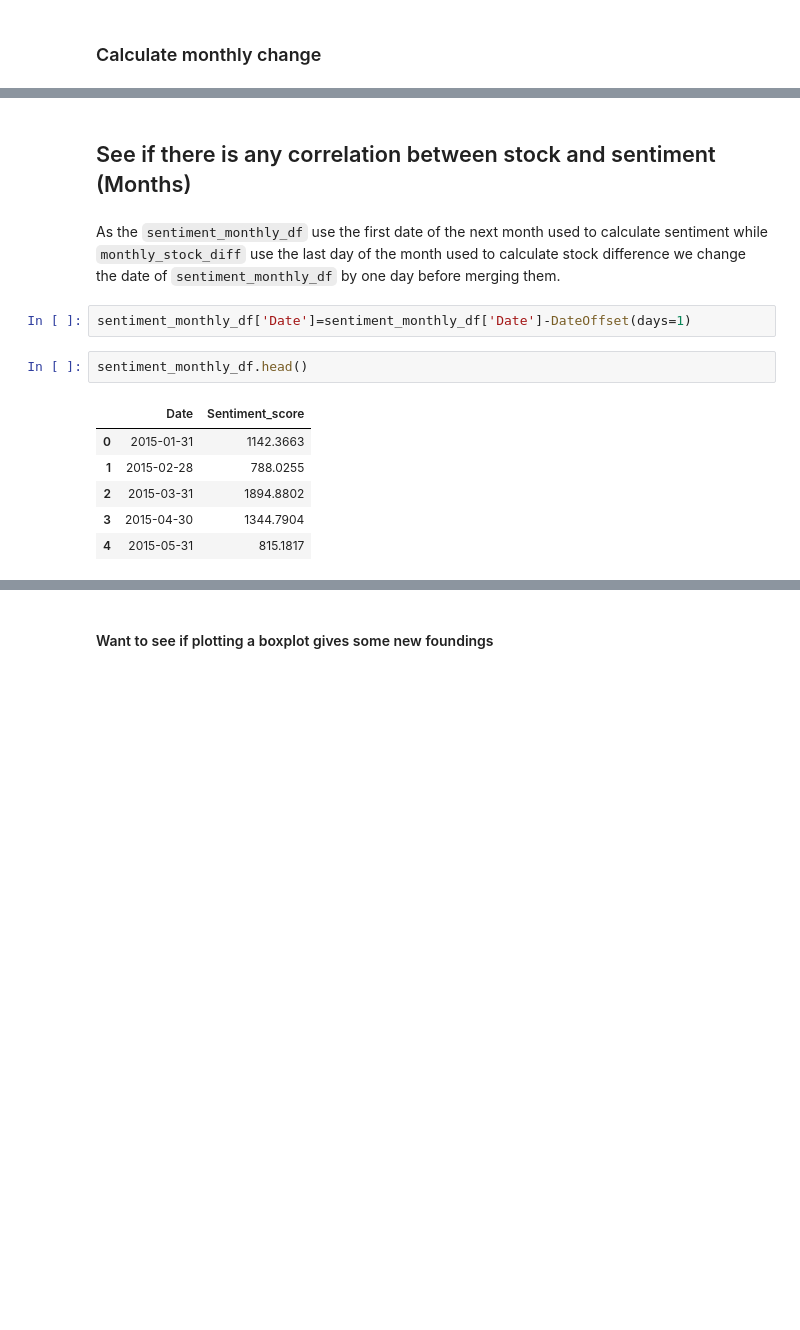
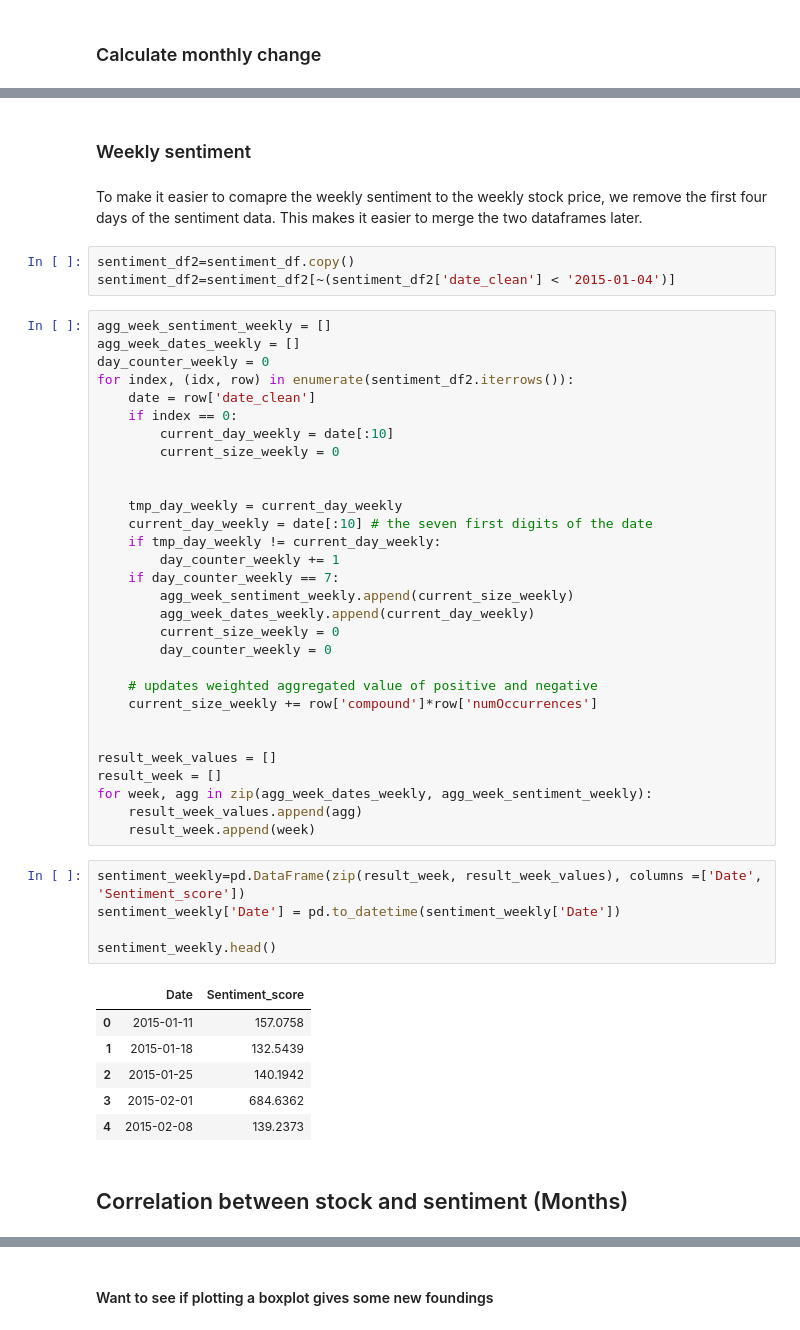
Before and after one commit to epfl-ada/ada-2021-project-club6analysis, a Jupyter notebook: stock_sentiment_analysis_2.ipynb, the cells around one changed output, grey strips where cells are left out. Cells and saved outputs as stored; diff of their text form; blank space fills up the shorter version.

```diff
--- a/stock_sentiment_analysis_2.ipynb
+++ b/stock_sentiment_analysis_2.ipynb
@@ -169,15 +115,51 @@ monthly_stock_diff_df.head()
+# %% [markdown]
+### Weekly sentiment
+# %% [markdown]
+To make it easier to comapre the weekly sentiment to the weekly stock price, we remove the first four days of the sentiment data. This makes it easier to merge the two dataframes later.
+# %%
+sentiment_df2=sentiment_df.copy()
+sentiment_df2=sentiment_df2[~(sentiment_df2['date_clean'] < '2015-01-04')]
+# %%
+agg_week_sentiment_weekly = []
+agg_week_dates_weekly = []
+day_counter_weekly = 0
+for index, (idx, row) in enumerate(sentiment_df2.iterrows()):
+    date = row['date_clean']
+    if index == 0:
+        current_day_weekly = date[:10]
+        current_size_weekly = 0
+
+
+    tmp_day_weekly = current_day_weekly
+    current_day_weekly = date[:10] # the seven first digits of the date
+    if tmp_day_weekly != current_day_weekly:
+        day_counter_weekly += 1
+    if day_counter_weekly == 7:
+        agg_week_sentiment_weekly.append(current_size_weekly)
+        agg_week_dates_weekly.append(current_day_weekly)
+        current_size_weekly = 0
+        day_counter_weekly = 0
+
+    # updates weighted aggregated value of positive and negative
+    current_size_weekly += row['compound']*row['numOccurrences']
+
+
+result_week_values = []
+result_week = []
+for week, agg in zip(agg_week_dates_weekly, agg_week_sentiment_weekly):
+    result_week_values.append(agg)
+    result_week.append(week)
+# %%
+sentiment_weekly=pd.DataFrame(zip(result_week, result_week_values), columns =['Date', 'Sentiment_score'])
+sentiment_weekly['Date'] = pd.to_datetime(sentiment_weekly['Date'])
+
+sentiment_weekly.head()
+# %% [output]
+|  | Date | Sentiment_score |
+| 0 | 2015-01-11 | 157.0758 |
+| 1 | 2015-01-18 | 132.5439 |
+| 2 | 2015-01-25 | 140.1942 |
+| 3 | 2015-02-01 | 684.6362 |
+| 4 | 2015-02-08 | 139.2373 |
 # %% [markdown]
-## See if there is any correlation between stock and sentiment (Months)
+## Correlation between stock and sentiment (Months)
-# %% [markdown]
-As the `sentiment_monthly_df` use the first date of the next month used to calculate sentiment while `monthly_stock_diff` use the last day of the month used to calculate stock difference we change the date of `sentiment_monthly_df` by one day before merging them.
-# %%
-sentiment_monthly_df['Date']=sentiment_monthly_df['Date']-DateOffset(days=1)
-# %%
-sentiment_monthly_df.head()
-# %% [output]
-|  | Date | Sentiment_score |
-| 0 | 2015-01-31 | 1142.3663 |
-| 1 | 2015-02-28 | 788.0255 |
-| 2 | 2015-03-31 | 1894.8802 |
-| 3 | 2015-04-30 | 1344.7904 |
-| 4 | 2015-05-31 | 815.1817 |
```
Also changed, not shown: parts of 96 cells of this notebook.
